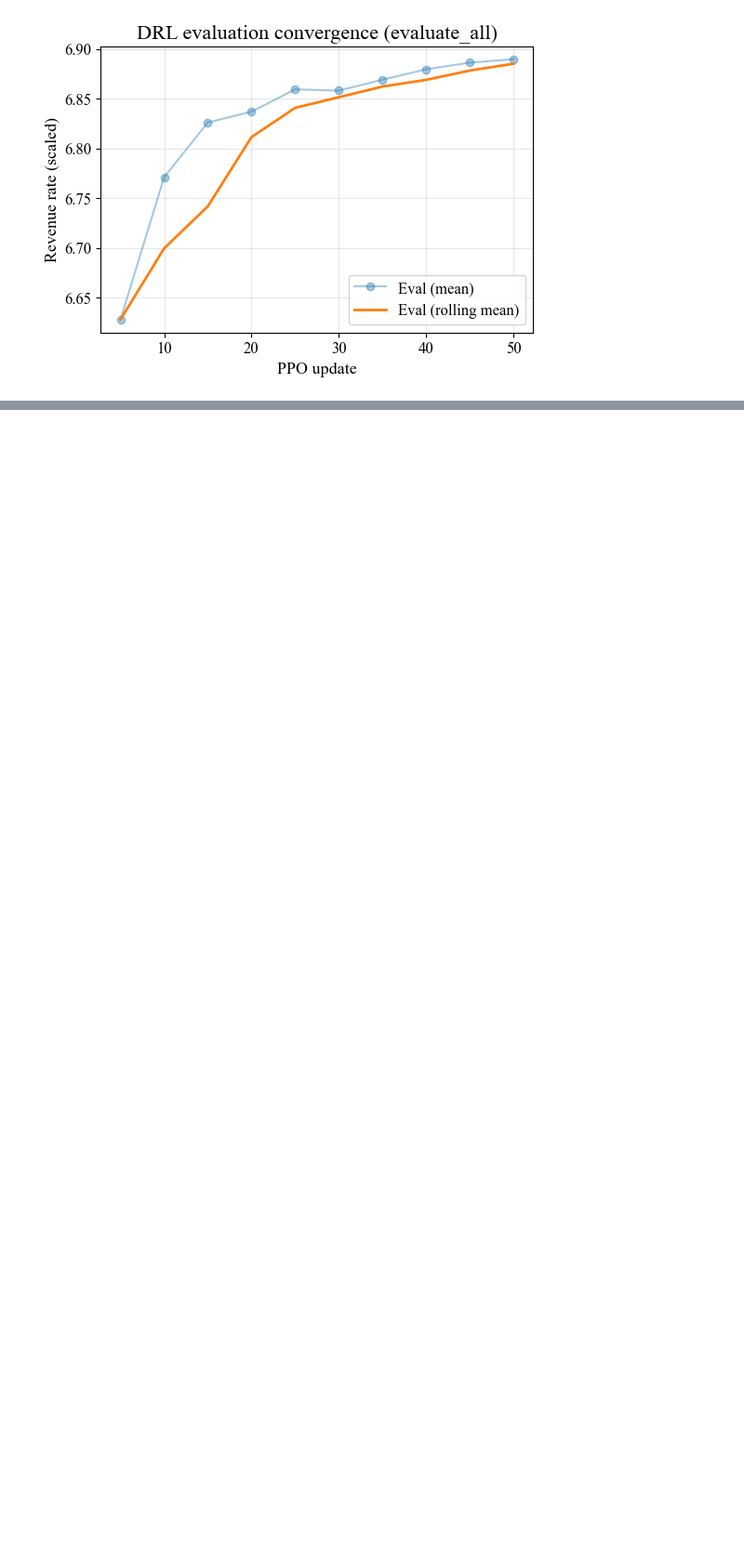
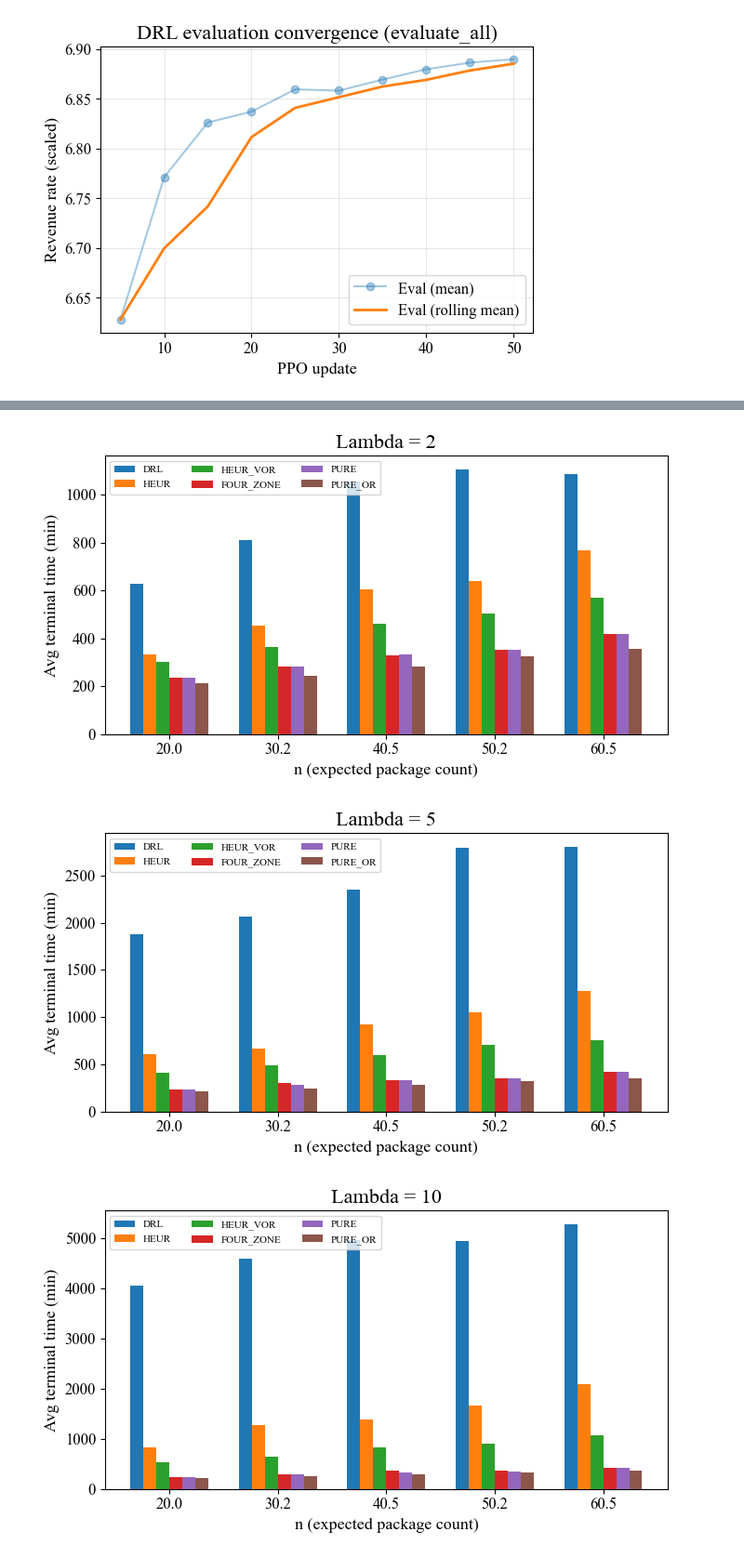
Before and after one commit to Alfredkkk/Last-mile-Logistics, a Jupyter notebook: analysis.ipynb, the cells around one changed output, grey strips where cells are left out. Shown at 93% size. Saved outputs shown, nothing was run; the diff lists cells and outputs as text; code cells hidden in the pictures; blank space fills up the shorter version.

Commit message:
Add terminal time comparison grouped by lambda and n

```diff
--- a/analysis.ipynb
+++ b/analysis.ipynb
@@ -388,0 +413,64 @@ else:
+# %%
+# =========================================
+# Avg terminal time by n/lambda (grouped bar charts)
+import pandas as pd
+import numpy as np
+import matplotlib.pyplot as plt
+
+csv_path = 'Results/param_sweep_results_2.csv'
+df = pd.read_csv(csv_path)
+R_val = 5.5
+df['n_est'] = df['GAMMA_PACK'] * (2 * (R_val ** 2))
+df['n_round'] = df['n_est'].round(1)
+algos = ['DRL','HEUR','HEUR_VOR','FOUR_ZONE','PURE','PURE_OR']
+df = df[df['algo'].isin(algos)].copy()
+
+# --- By lambda: grouped bars over n ---
+lambdas = sorted(df['LAMBDA'].unique())
+for lam in lambdas:
+    sub = df[df['LAMBDA'] == lam]
+    grp = (sub.groupby(['algo','n_round'])['terminal_time']
+             .mean()
+             .reset_index())
+    n_vals = sorted(grp['n_round'].unique())
+    x = np.arange(len(n_vals))
+    width = 0.12
+    plt.figure(figsize=(7,4))
+    for i, algo in enumerate(algos):
+        sg = grp[grp['algo']==algo]
+        y = [sg[sg['n_round']==n]['terminal_time'].values[0] if n in sg['n_round'].values else np.nan for n in n_vals]
+        plt.bar(x + (i - len(algos)/2)*width + width/2, y, width=width, label=algo)
+    plt.title(f'Lambda = {lam}')
+    plt.xlabel('n (expected package count)')
+    plt.ylabel('Avg terminal time (min)')
+    plt.xticks(x, [f'{n:.1f}' for n in n_vals])
+    plt.legend(ncol=3, fontsize=8)
+    plt.tight_layout()
+    plt.show()
+
+# --- By n: grouped bars over lambda ---
+n_levels = sorted(df['n_round'].unique())
+for n in n_levels:
+    sub = df[df['n_round'] == n]
+    grp = (sub.groupby(['algo','LAMBDA'])['terminal_time']
+             .mean()
+             .reset_index())
+    lam_vals = sorted(grp['LAMBDA'].unique())
+    x = np.arange(len(lam_vals))
+    width = 0.12
+    plt.figure(figsize=(7,4))
+    for i, algo in enumerate(algos):
+        sg = grp[grp['algo']==algo]
+        y = [sg[sg['LAMBDA']==lam]['terminal_time'].values[0] if lam in sg['LAMBDA'].values else np.nan for lam in lam_vals]
+        plt.bar(x + (i - len(algos)/2)*width + width/2, y, width=width, label=algo)
+    plt.title(f'n ≈ {n:.1f}')
+    plt.xlabel('Lambda')
+    plt.ylabel('Avg terminal time (min)')
+    plt.xticks(x, [str(l) for l in lam_vals])
+    plt.legend(ncol=3, fontsize=8)
+    plt.tight_layout()
+    plt.show()
+# %% [output]
+[figure, added]
+[figure, added]
+[figure, added]
```
Also changed, not shown: parts of 2 cells of this notebook.
